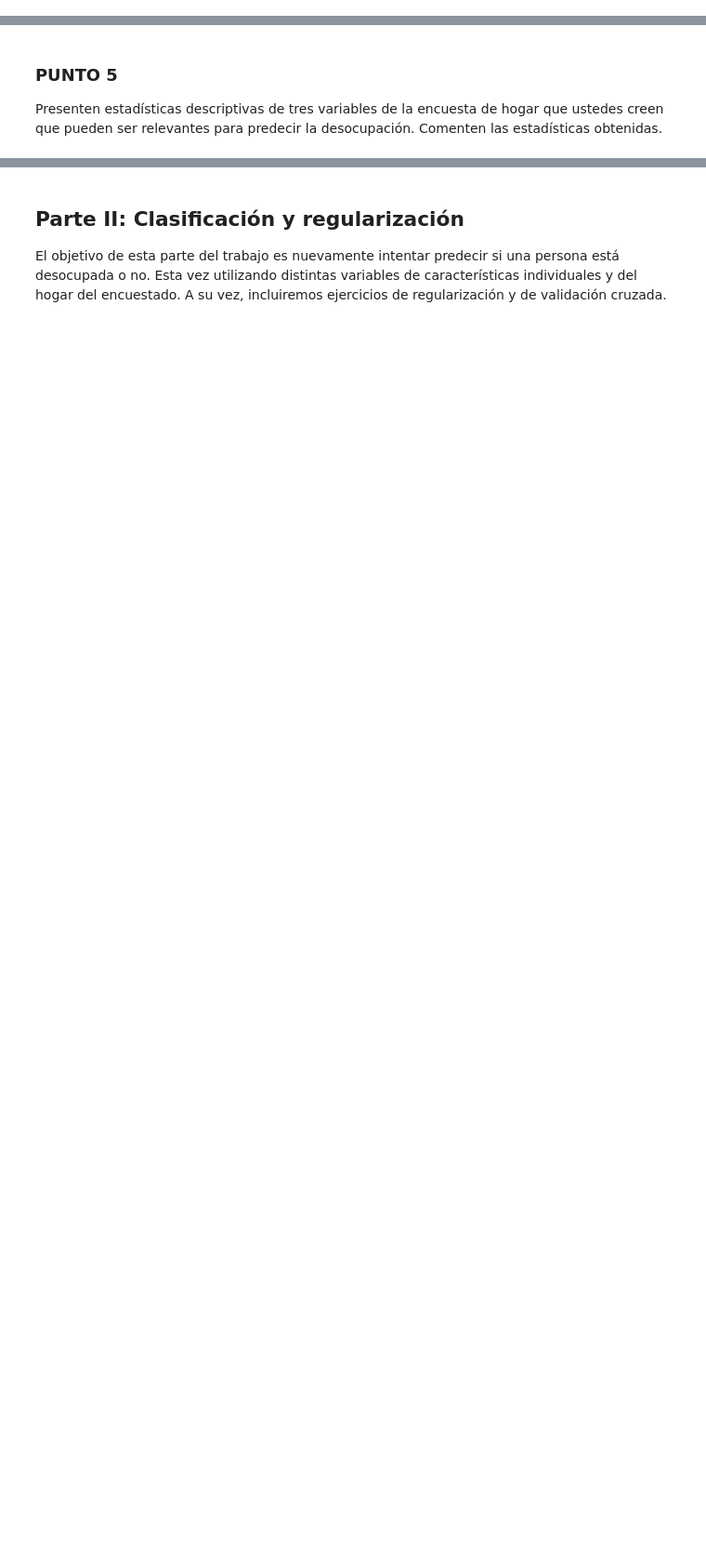
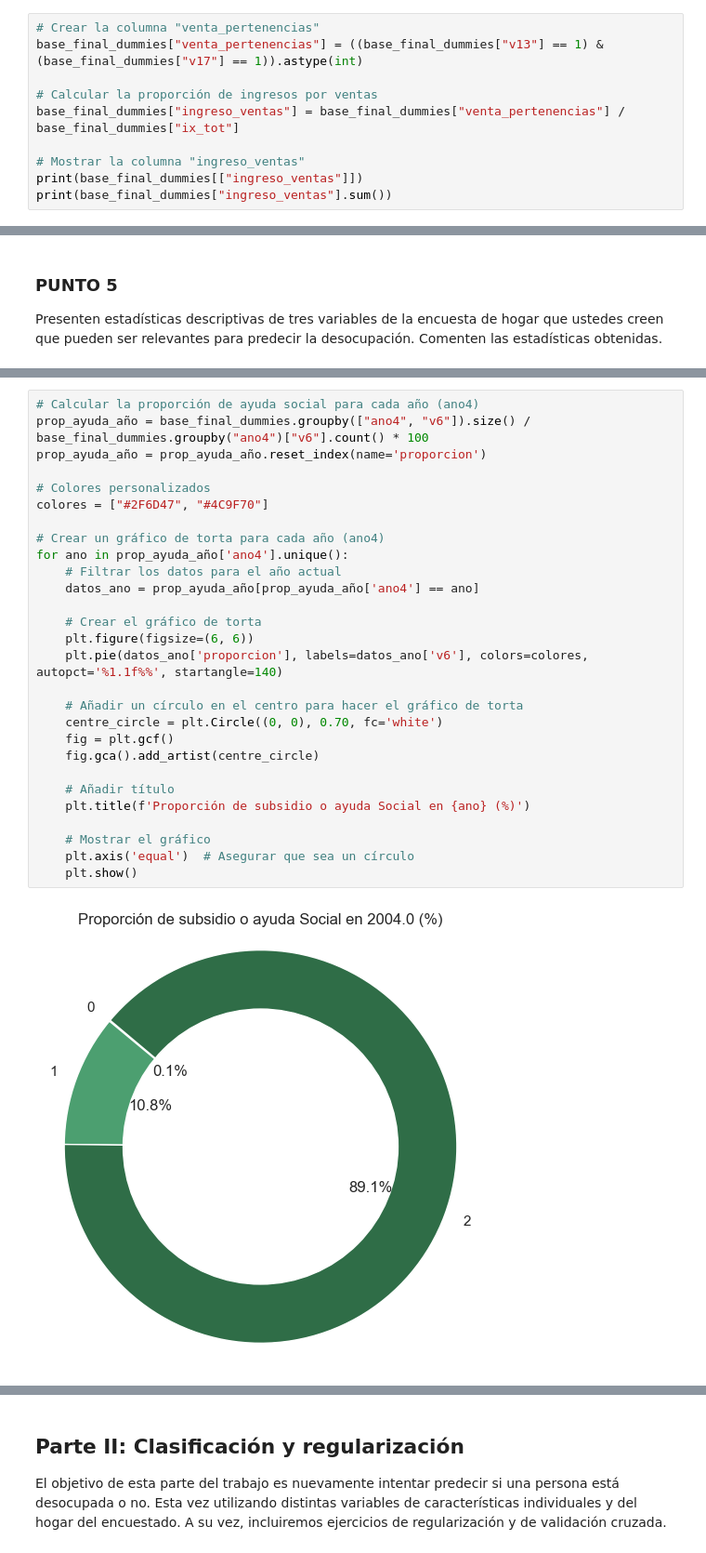
Before and after one commit to AngelaNavajas/CC408-T1-4, a Jupyter notebook: TP4/TP4.ipynb, the cells around one changed output, grey strips where cells are left out. Shown: that part at 93% size. Saved outputs shown, nothing was run; the diff lists cells and outputs as text; blank space fills up the shorter version.

```diff
--- a/TP4/TP4.ipynb
+++ b/TP4/TP4.ipynb
@@ -588,0 +655,10 @@ base_limpia_dummies[['ingreso_ventas']]
+# %%
+# Crear la columna "venta_pertenencias"
+base_final_dummies["venta_pertenencias"] = ((base_final_dummies["v13"] == 1) & (base_final_dummies["v17"] == 1)).astype(int)
+
+# Calcular la proporción de ingresos por ventas
+base_final_dummies["ingreso_ventas"] = base_final_dummies["venta_pertenencias"] / base_final_dummies["ix_tot"]
+
+# Mostrar la columna "ingreso_ventas"
+print(base_final_dummies[["ingreso_ventas"]])
+print(base_final_dummies["ingreso_ventas"].sum())
@@ -722,0 +845,30 @@ plt.show()
+# %%
+# Calcular la proporción de ayuda social para cada año (ano4)
+prop_ayuda_año = base_final_dummies.groupby(["ano4", "v6"]).size() / base_final_dummies.groupby("ano4")["v6"].count() * 100
+prop_ayuda_año = prop_ayuda_año.reset_index(name='proporcion')
+
+# Colores personalizados
+colores = ["#2F6D47", "#4C9F70"]
+
+# Crear un gráfico de torta para cada año (ano4)
+for ano in prop_ayuda_año['ano4'].unique():
+    # Filtrar los datos para el año actual
+    datos_ano = prop_ayuda_año[prop_ayuda_año['ano4'] == ano]
+
+    # Crear el gráfico de torta
+    plt.figure(figsize=(6, 6))
+    plt.pie(datos_ano['proporcion'], labels=datos_ano['v6'], colors=colores, autopct='%1.1f%%', startangle=140)
+
+    # Añadir un círculo en el centro para hacer el gráfico de torta
+    centre_circle = plt.Circle((0, 0), 0.70, fc='white')
+    fig = plt.gcf()
+    fig.gca().add_artist(centre_circle)
+
+    # Añadir título
+    plt.title(f'Proporción de subsidio o ayuda Social en {ano} (%)')
+
+    # Mostrar el gráfico
+    plt.axis('equal')  # Asegurar que sea un círculo
+    plt.show()
+# %% [output]
+[figure, added]
```
Also changed, not shown: parts of 38 cells of this notebook.
